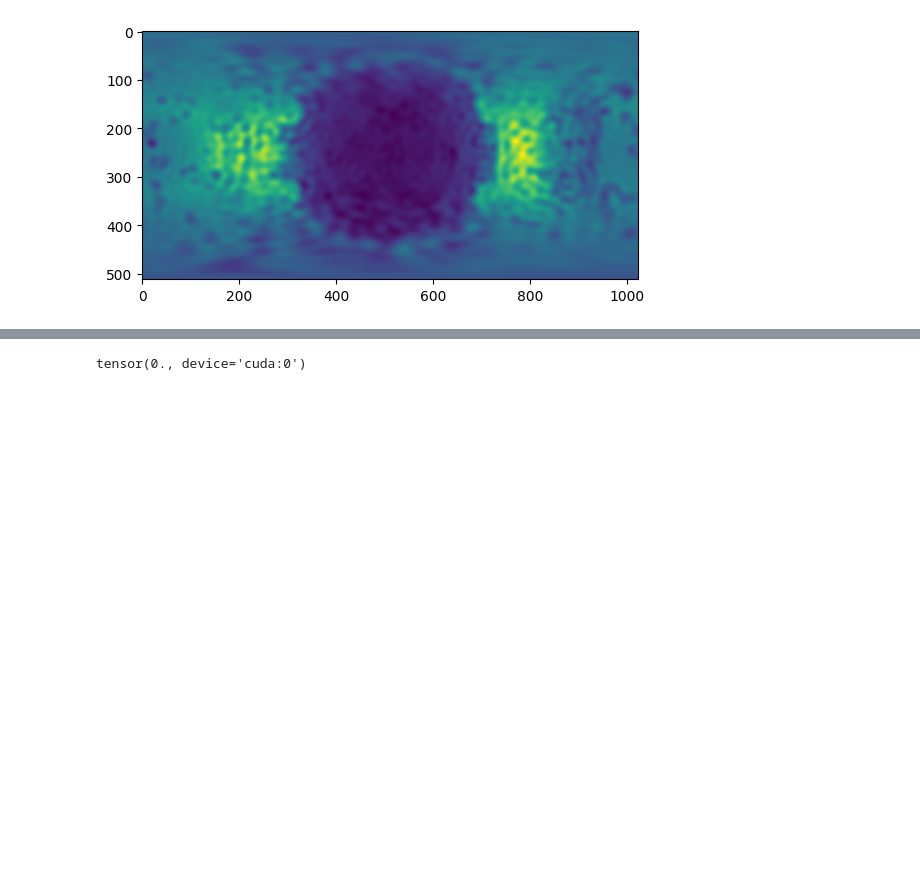
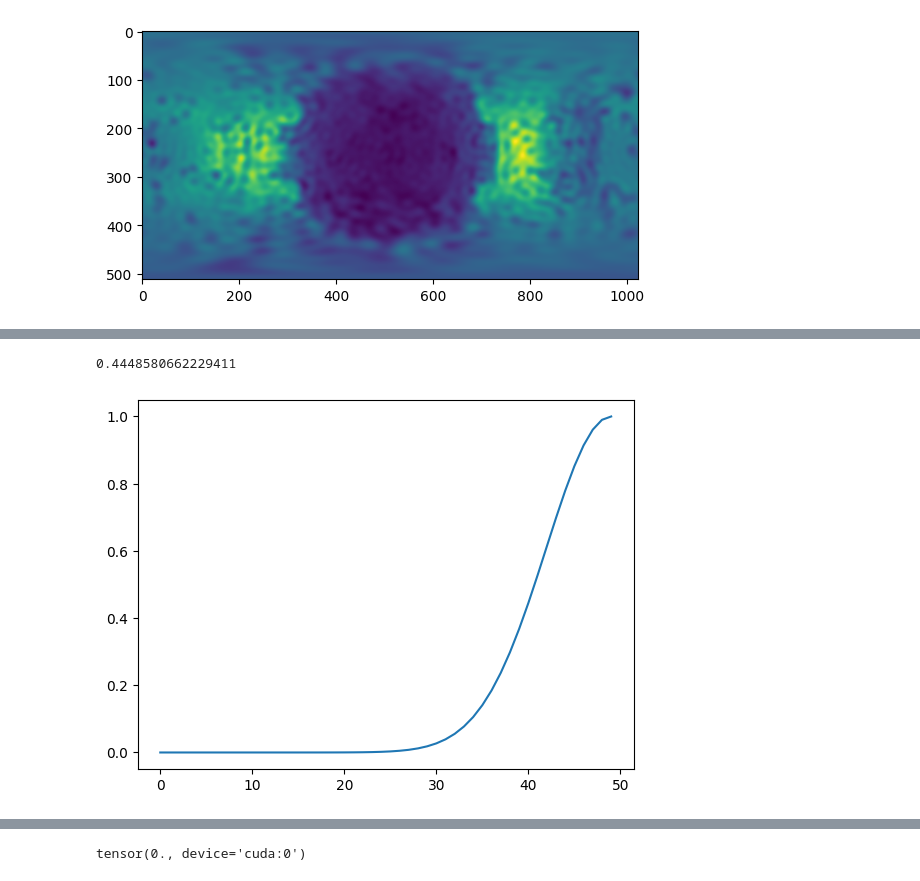
Before and after one commit to sebastianzister/adl4cv-3d-diffusion, a Jupyter notebook: spherical_harmonics.ipynb, the cells around one changed output, grey strips where cells are left out. Cells and saved outputs as stored; diff of their text form; code cells hidden in the pictures; blank space fills up the shorter version.

```diff
--- a/spherical_harmonics.ipynb
+++ b/spherical_harmonics.ipynb
@@ -212,0 +254,9 @@ tensor(4.1382e-05, device='cuda:0')
+# %%
+l = np.arange(1, 51)
+s2_fre = 50#**2
+r = np.exp(-((50-l)**2)/(2*s2_fre))
+plt.plot(r)
+r[40]
+# %% [output]
+0.4448580662229411
+[figure, added]
```
Also changed, not shown: parts of 17 cells of this notebook, 14 other files.
